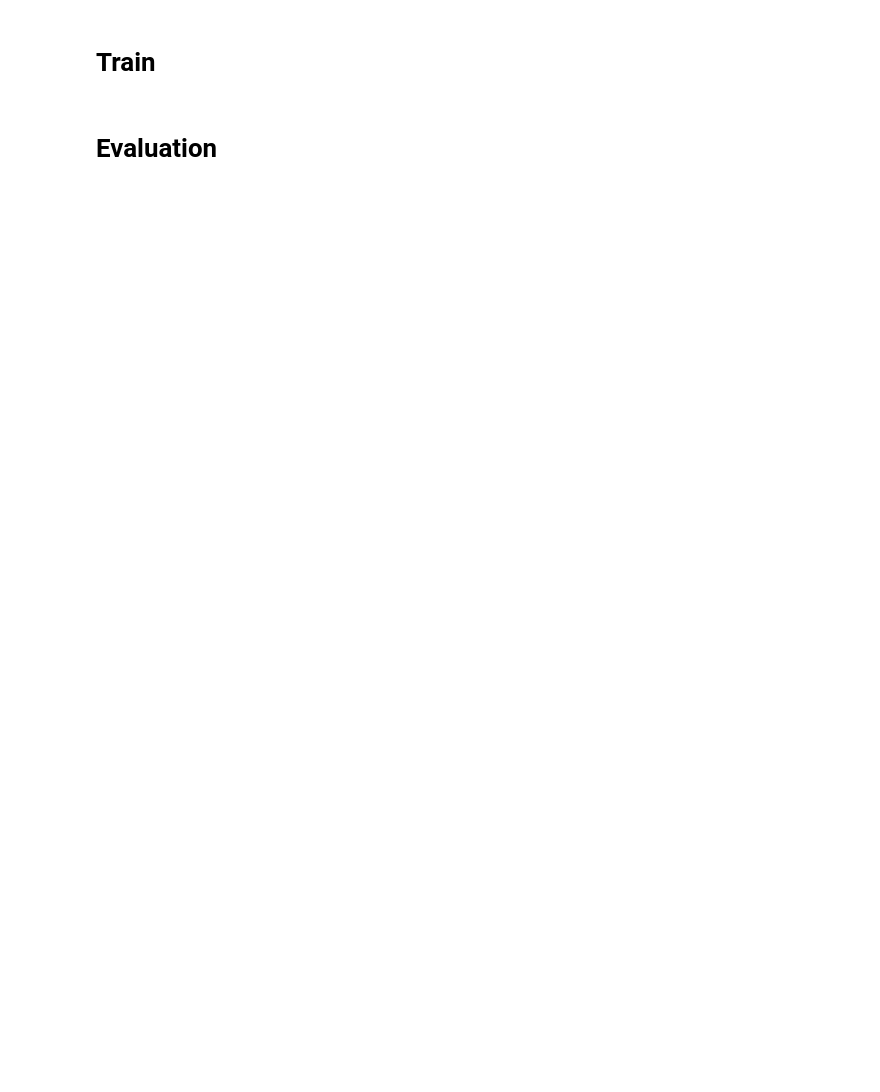
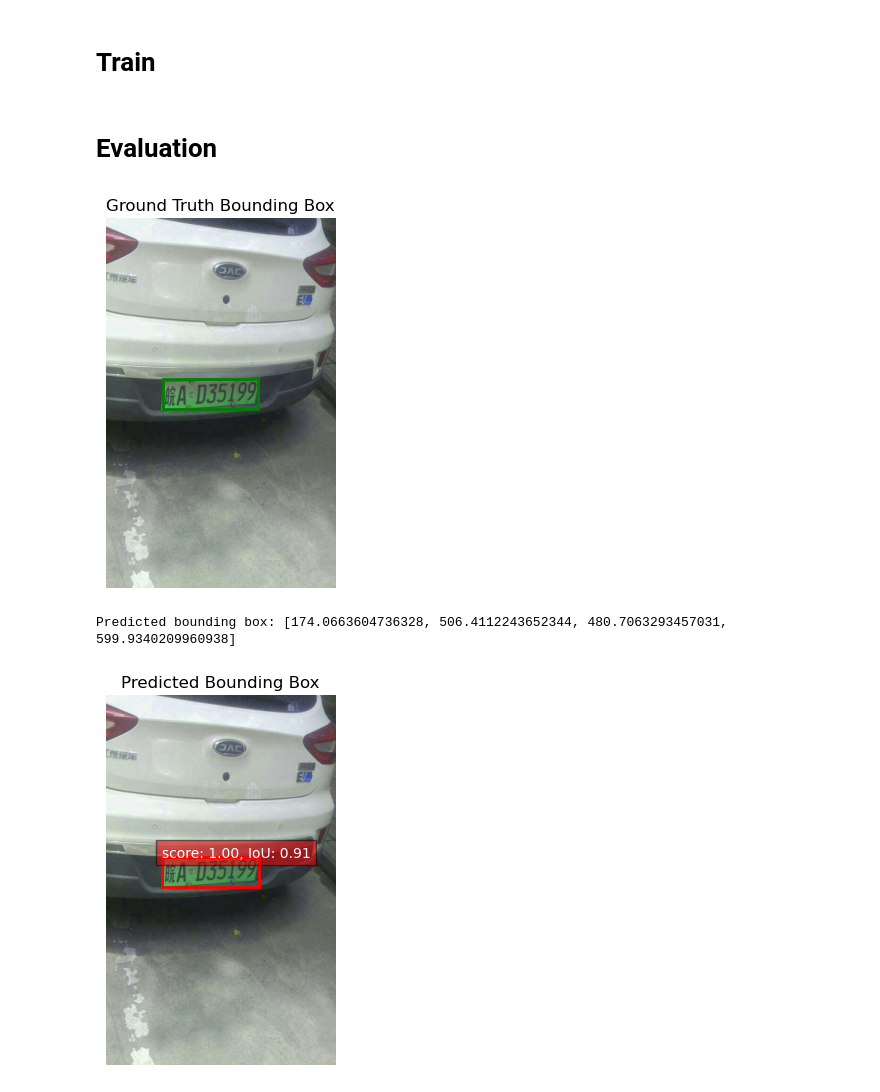
Before and after one commit to Giovanni-Zara/Car-Plate-Recognition-and-Reconstruction-with-Deep-Learning, a Jupyter notebook: detection_model.ipynb, the cells around one changed output. Drawn from its saved outputs; the diff is of its cells as text; code cells hidden in the pictures; blank space fills up the shorter version.

```diff
--- a/detection_model.ipynb
+++ b/detection_model.ipynb
@@ -504,3 +521,55 @@ plt.imshow(image_np)
 plt.axis('off')
 plt.show()
 print(f"ground truth text: {cropped_folder[0][1]}")
+# %%
+from PIL import Image
+import matplotlib.pyplot as plt
+import torch
+
+file = "/home/filippo/Documents/Visual Studio Code/Computer_Vision/Prove/single_sample_test/03125-89_263-177&502_477&597-464&581_177&597_185&513_477&502-0_0_3_27_29_25_33_33-102-60.jpg"
+
+# Load image and GT box
+gt_bb = get_bounding_box(file)
+image = Image.open(file).convert("RGB")
+
+# Show ground truth bounding box
+plt.imshow(image)
+ax = plt.gca()
+x1, y1, x2, y2 = gt_bb
+rect = plt.Rectangle((x1, y1), x2 - x1, y2 - y1, fill=False, edgecolor='green', linewidth=2, label='GT')
+ax.add_patch(rect)
+plt.axis('off')
+plt.title("Ground Truth Bounding Box")
+plt.show()
+
+# Model prediction
+with torch.no_grad():
+    image_tensor = transform(image).unsqueeze(0).to(device)
+    output = model(image_tensor)
+    pred = output[0]
+    score = pred['scores'][0].item()
+    best_bb = pred['boxes'][0].cpu()
+
+    # Print predicted bounding box
+    print(f"Predicted bounding box: {best_bb.tolist()}")  # <<< OUTPUT HERE
+
+    # Compute IoU with GT
+    gt_box = get_bounding_box(file)
+    tensor_bbox = torch.tensor([gt_box], dtype=torch.float32)
+    iou = compute_IoU(best_bb, tensor_bbox)
+
+    # Plot prediction
+    fig, ax = plt.subplots()
+    ax.imshow(image)
+    x1, y1, x2, y2 = best_bb
+    rect = plt.Rectangle((x1, y1), x2 - x1, y2 - y1, fill=False, edgecolor='red', linewidth=2, label='Prediction')
+    ax.add_patch(rect)
+    ax.text(x1, y1, f"score: {score:.2f}, IoU: {iou:.2f}", color='white',
+            bbox=dict(facecolor='red', alpha=0.5))
+    plt.axis('off')
+    plt.title("Predicted Bounding Box")
+    plt.show()
+# %% [output]
+[figure, added]
+Predicted bounding box: [174.0663604736328, 506.4112243652344, 480.7063293457031, 599.9340209960938]
+[figure, added]
```
Also changed, not shown: parts of 2 cells of this notebook, 2 other files.
